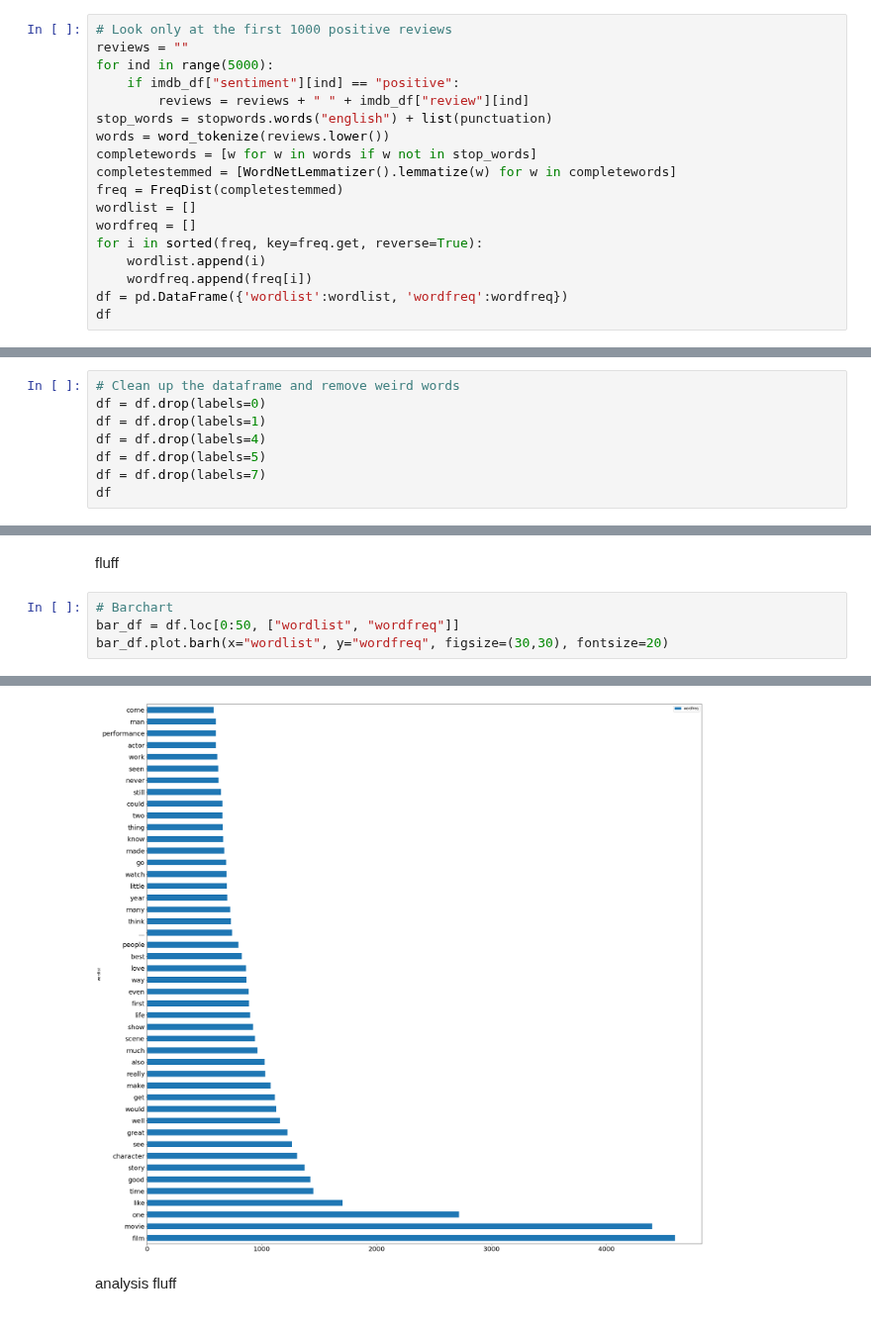
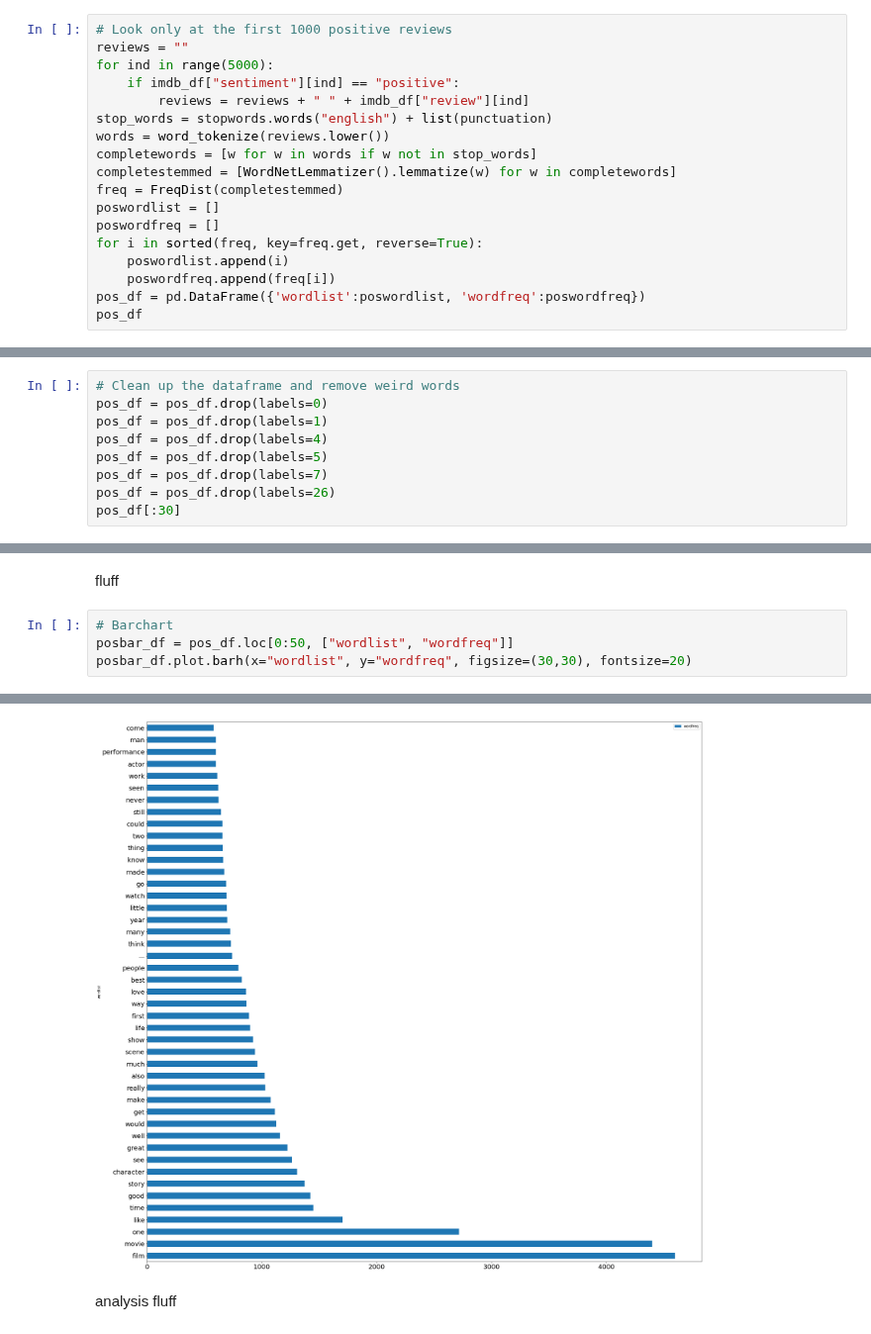
Before and after one commit to Crystalhuynh39/DH-140-Project, a Jupyter notebook: FinalProject.ipynb, the cells around one changed output, grey strips where cells are left out. Shown at 99% size. Cells and saved outputs as stored; diff of their text form.

```diff
--- a/FinalProject.ipynb
+++ b/FinalProject.ipynb
@@ -579,13 +587,13 @@ words = word_tokenize(reviews.lower())
 completewords = [w for w in words if w not in stop_words]
 completestemmed = [WordNetLemmatizer().lemmatize(w) for w in completewords]
 freq = FreqDist(completestemmed)
-wordlist = []
-wordfreq = []
+poswordlist = []
+poswordfreq = []
 for i in sorted(freq, key=freq.get, reverse=True):
-    wordlist.append(i)
-    wordfreq.append(freq[i])
-df = pd.DataFrame({'wordlist':wordlist, 'wordfreq':wordfreq})
-df
+    poswordlist.append(i)
+    poswordfreq.append(freq[i])
+pos_df = pd.DataFrame({'wordlist':poswordlist, 'wordfreq':poswordfreq})
+pos_df
 # %% [output]
 |  | wordlist | wordfreq |
 | 0 | br | 9788 |
@@ -602,12 +610,13 @@ df
 30949 rows × 2 columns
 # %%
 # Clean up the dataframe and remove weird words
-df = df.drop(labels=0)
-df = df.drop(labels=1)
-df = df.drop(labels=4)
-df = df.drop(labels=5)
-df = df.drop(labels=7)
-df
+pos_df = pos_df.drop(labels=0)
+pos_df = pos_df.drop(labels=1)
+pos_df = pos_df.drop(labels=4)
+pos_df = pos_df.drop(labels=5)
+pos_df = pos_df.drop(labels=7)
+pos_df = pos_df.drop(labels=26)
+pos_df[:30]
 # %% [output]
 |  | wordlist | wordfreq |
 | 2 | film | 4601 |
@@ -626,10 +639,10 @@ df
 fluff
 # %%
 # Barchart
-bar_df = df.loc[0:50, ["wordlist", "wordfreq"]]
-bar_df.plot.barh(x="wordlist", y="wordfreq", figsize=(30,30), fontsize=20)
+posbar_df = pos_df.loc[0:50, ["wordlist", "wordfreq"]]
+posbar_df.plot.barh(x="wordlist", y="wordfreq", figsize=(30,30), fontsize=20)
 # %% [output]
 <AxesSubplot:ylabel='wordlist'>
-[figure, old version]
+[figure, new version]
 # %% [markdown]
 analysis fluff
```
Also changed, not shown: parts of 55 cells of this notebook.
